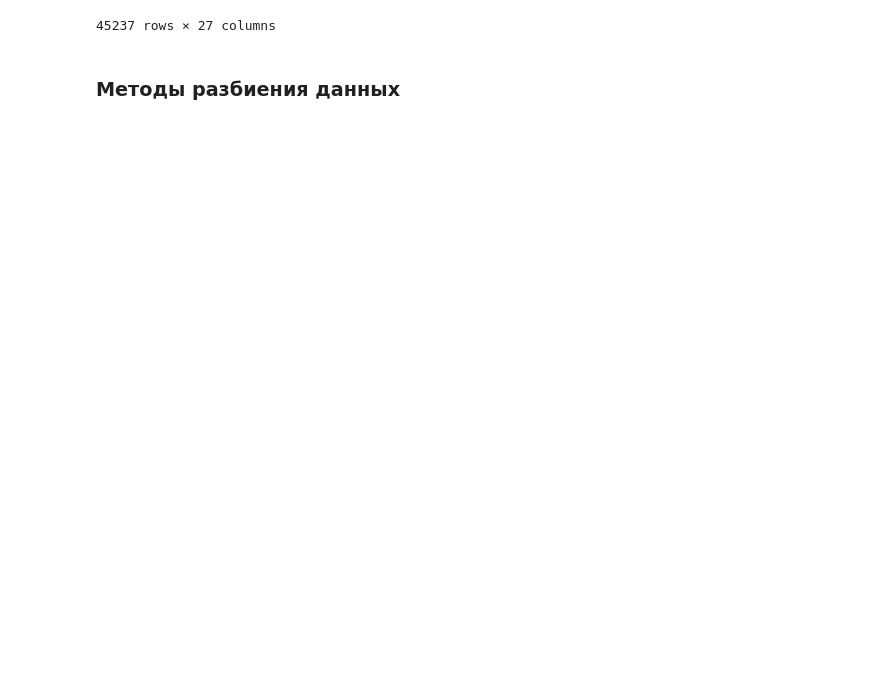
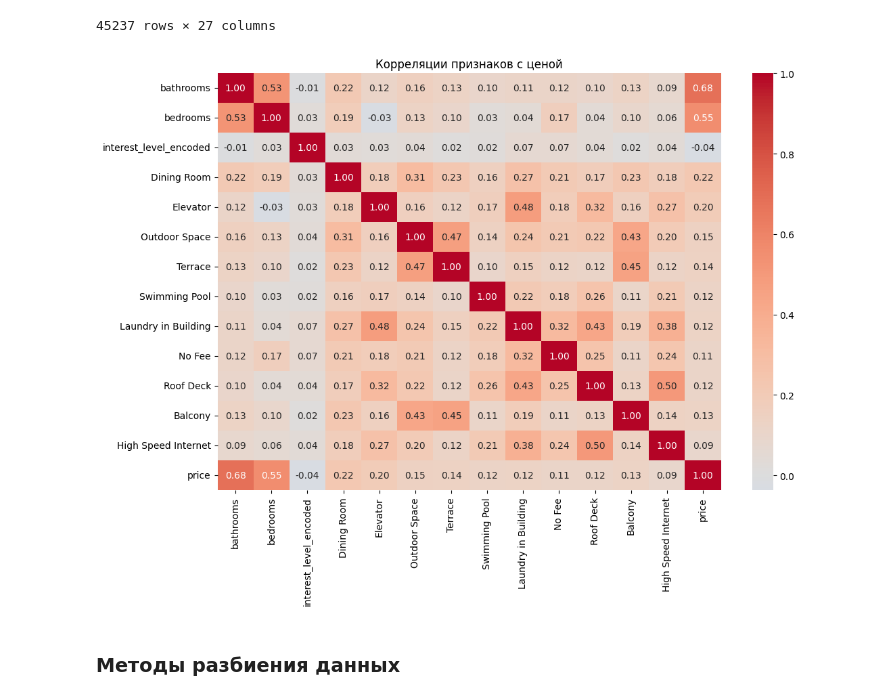
Before and after one commit to affiliation24/Validation, a Jupyter notebook: src/ml_3_validation.ipynb, the cells around one changed output. Drawn from its saved outputs; the diff is of its cells as text; code cells hidden in the pictures; blank space fills up the shorter version.

```diff
--- a/src/ml_3_validation.ipynb
+++ b/src/ml_3_validation.ipynb
@@ -151,6 +151,15 @@ df_train
 | 45235 | 1.0 | 2 | medium | 2016-04-19 02:47:33 | 4195 | [Pre-War, Laundry in Unit, Dishwa... | 2 | 0.0 | ... |
 | 45236 | 1.0 | 3 | high | 2016-04-20 05:34:00 | 4280 | [Dining Room, Elevator, Laundry i... | 0 | 1.0 | ... |
 45237 rows × 27 columns
+# %%
+corr_matrix = df_in_corr[['bathrooms','bedrooms','interest_level_encoded', 'Dining Room', 'Elevator', 'Outdoor Space', 'Terrace', 'Swimming Pool', 'Laundry in Building', 'No Fee','Roof Deck','Balcony','High Speed Internet', 'price']].corr()
+
+plt.figure(figsize=(12,8))
+sns.heatmap(corr_matrix, annot=True, fmt=".2f", cmap="coolwarm", center=0)
+plt.title("Корреляции признаков с ценой")
+plt.show()
+# %% [output]
+[figure, added]
 # %%
 X = df_train.drop(columns=["interest_level", "price", "features"])
 y = df_train['price']
```
Also changed, not shown: parts of 46 cells of this notebook.
